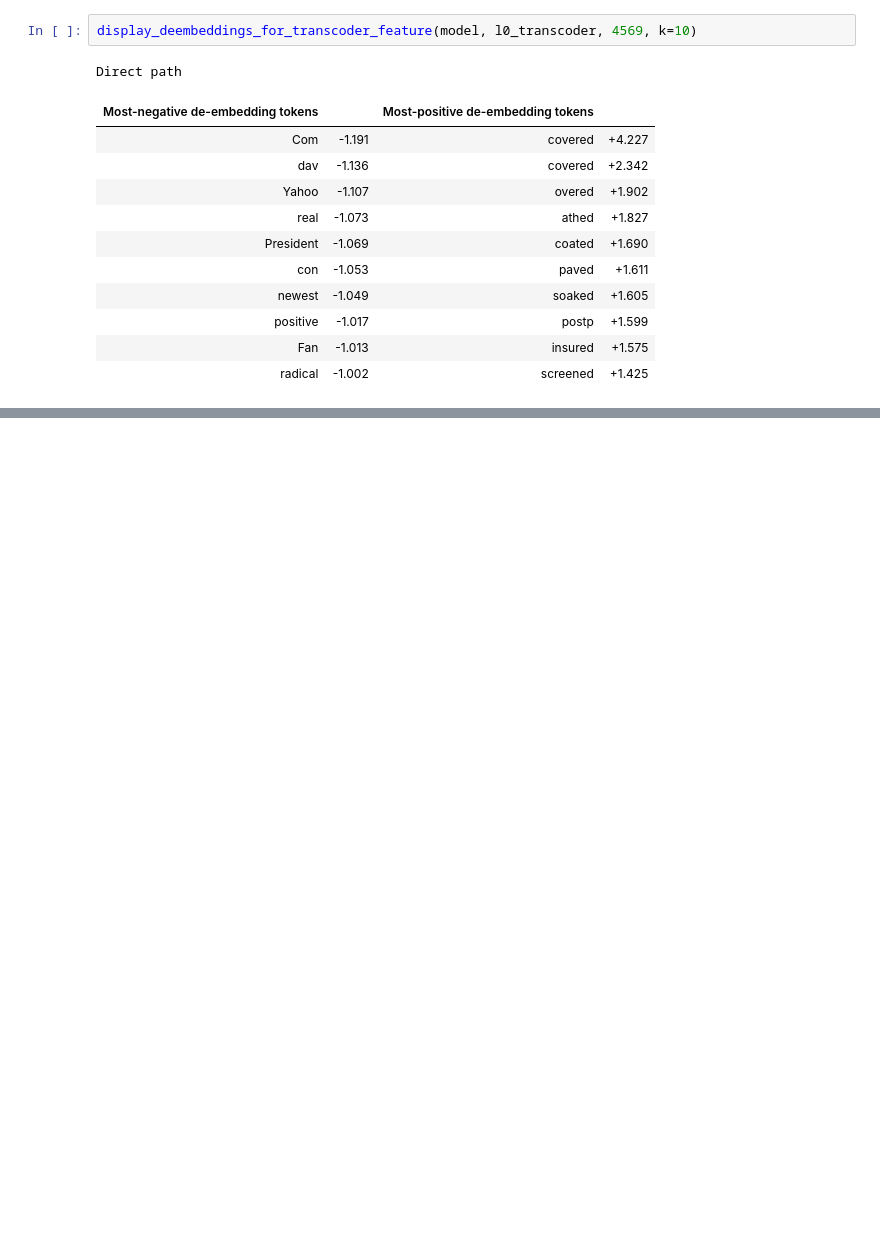
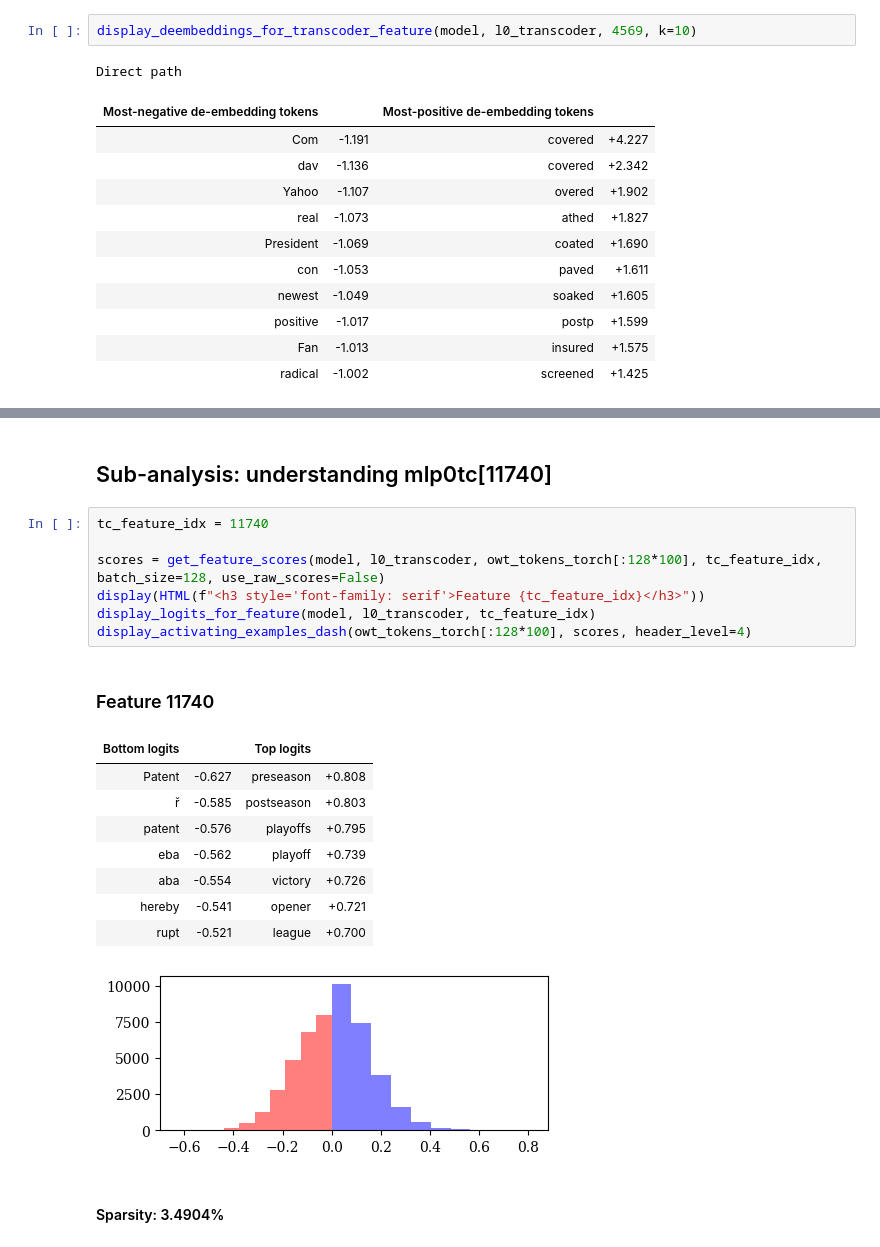
Before and after one commit to jacobdunefsky/multilayer-transcoder-reversing, a Jupyter notebook: GELU-2L.ipynb, the cells around one changed output, grey strips where cells are left out. Drawn from its saved outputs; the diff is of its cells as text; blank space fills up the shorter version.

```diff
--- a/GELU-2L.ipynb
+++ b/GELU-2L.ipynb
@@ -1698,0 +2093,21 @@ Direct path
+# %% [markdown]
+## Sub-analysis: understanding mlp0tc[11740]
+# %%
+tc_feature_idx = 11740
+
+scores = get_feature_scores(model, l0_transcoder, owt_tokens_torch[:128*100], tc_feature_idx, batch_size=128, use_raw_scores=False)
+display(HTML(f"<h3 style='font-family: serif'>Feature {tc_feature_idx}</h3>"))
+display_logits_for_feature(model, l0_transcoder, tc_feature_idx)
+display_activating_examples_dash(owt_tokens_torch[:128*100], scores, header_level=4)
+# %% [output]
+Feature 11740
+| Bottom logits |  | Top logits |  |
+| Patent | -0.627 | preseason | +0.808 |
+| ř | -0.585 | postseason | +0.803 |
+| patent | -0.576 | playoffs | +0.795 |
+| eba | -0.562 | playoff | +0.739 |
+| aba | -0.554 | victory | +0.726 |
+| hereby | -0.541 | opener | +0.721 |
+| rupt | -0.521 | league | +0.700 |
+[figure, added]
+Sparsity: 3.4904%
```
Also changed, not shown: parts of 76 cells of this notebook.
